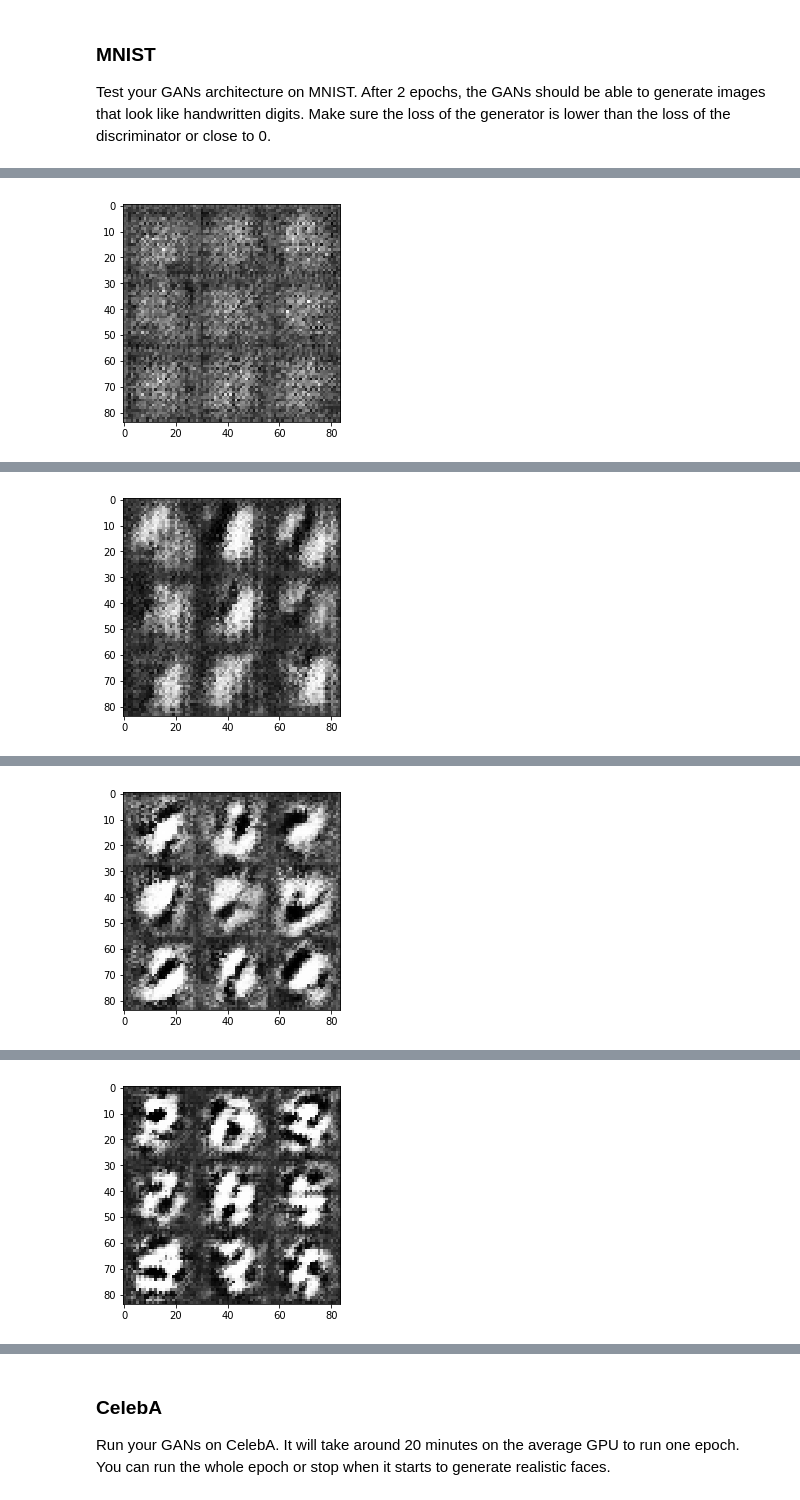
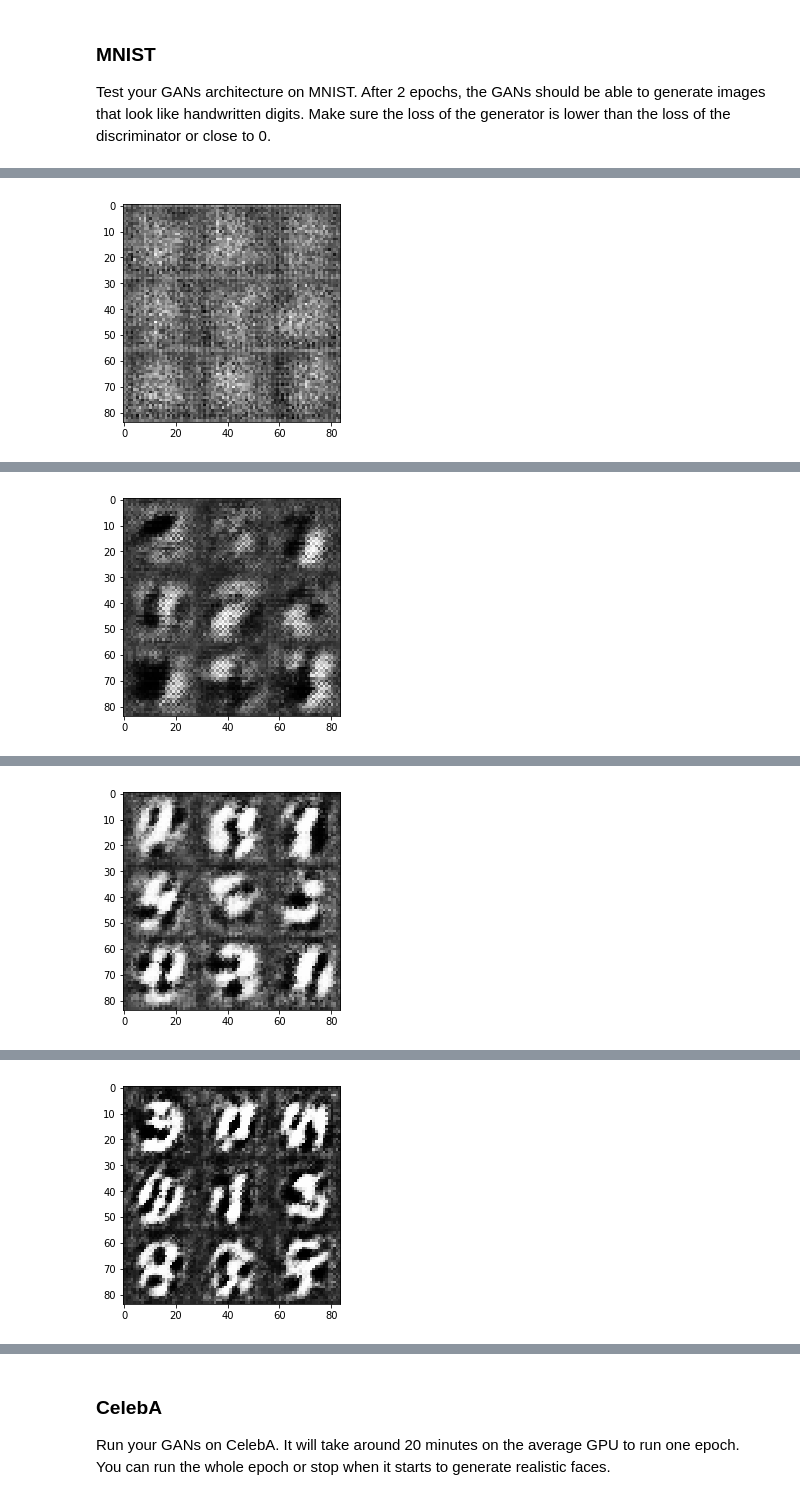
Before and after one commit to gro1m/generate_faces, a Jupyter notebook: dlnd_face_generation.ipynb, the cells around one changed output, grey strips where cells are left out. Drawn from its saved outputs; the diff is of its cells as text; code cells hidden in the pictures.

```diff
--- a/dlnd_face_generation.ipynb
+++ b/dlnd_face_generation.ipynb
@@ -288,12 +287,12 @@ def generator(z, out_channel_dim, is_train=True):
         # (3, 3, 64) -> (7, 7, 32)
         layer = transposed_convolution(layer, f = 32, s = (1, 1), k = (5, 5), p = 'VALID')
         layer = batchnorm(layer)
-        layer = leakyReLU(layer)
+        layer = leakyReLU(layer, alpha = 0.2)
 
         # (7,7,32) -> (14, 14, 16)
         layer = transposed_convolution(layer, f = 16)
         layer = batchnorm(layer)
-        layer = leakyReLU(layer)
+        layer = leakyReLU(layer, alpha = 0.2)
 
         # (14, 14, 16) -> (28,28,1 or 3)
         layer = transposed_convolution(layer, f = out_channel_dim)
@@ -320,6 +319,7 @@ def model_loss(input_real, input_z, out_channel_dim):
     :param out_channel_dim: The number of channels in the output image
     :return: A tuple of (discriminator loss, generator loss)
     """
+    smooth = 1
     # TODO: Implement Function
     generator_out             = generator(input_z, out_channel_dim, is_train = True)
     d_logits_real, d_out_real = discriminator(input_real, reuse = False)
@@ -327,7 +327,7 @@ def model_loss(input_real, input_z, out_channel_dim):
 
     d_loss_real      = tf.reduce_mean\
     (tf.nn.sigmoid_cross_entropy_with_logits\
-     (labels = tf.ones_like(d_out_real), logits = d_logits_real, \
+     (labels = tf.ones_like(d_out_real)*smooth, logits = d_logits_real, \
       name = 'd_loss_real'))
 
     d_loss_fake      = tf.reduce_mean\
@@ -447,16 +447,16 @@ def train(epoch_count, batch_size, z_dim,
             for batch_images in get_batches(batch_size):
                 # TODO: Train Model
                 count += 1
+
                 mu, sigma = 0, 0.25
                 minval    = -0.5
                 maxval    =  0.5
                 rand_numbers = st.truncnorm.rvs((minval- mu)/sigma, (maxval-mu)/sigma,
                                             loc = mu, scale = sigma, size = (batch_size, z_dim))
-                train_d_loss, train_g_loss, _, _, train_lr = \
-                sess.run([d_loss, g_loss, d_opt, g_opt, lr],
-                         feed_dict = {im_real: batch_images,
-                                      in_z   : rand_numbers,
-                                      lr     : learning_rate})
+                train_d_loss, train_g_loss = sess.run([d_loss, g_loss, d_opt, g_opt], \
+                                                      feed_dict = {im_real: batch_images,
+                                                                   in_z   : rand_numbers,
+                                                                   lr     : learning_rate})
                 #Print losses, optimizer, generator
                 if count % 200 == 0:
                     print('Summary at {} batches'.format(count))
@@ -469,10 +469,10 @@ def train(epoch_count, batch_size, z_dim,
 Test your GANs architecture on MNIST.  After 2 epochs, the GANs should be able to generate images that look like handwritten digits.  Make sure the loss of the generator is lower than the loss of the discriminator or close to 0.
 # %%
 %%time
-batch_size    = 128#128#None # 64
-z_dim         = 100#None
-learning_rate = 0.0001#None # 0.005, 0.01
-beta1         = 0.9#None
+batch_size    = 128
+z_dim         = 100
+learning_rate = 1e-4
+beta1         = 0.9
 
 
 """
@@ -492,2 +492,2 @@ generator model loss = 3.0135011672973633
-[figure, old version]
+[figure, new version]
 Summary at 400 batches
@@ -496,2 +496,2 @@ generator model loss = 4.3562092781066895
-[figure, old version]
+[figure, new version]
 Summary at 600 batches
@@ -500,2 +500,2 @@ generator model loss = 4.477723121643066
-[figure, old version]
+[figure, new version]
 Summary at 800 batches
@@ -504 +504 @@ generator model loss = 4.026185512542725
-[figure, old version]
+[figure, new version]
```
Also changed, not shown: parts of 3 cells of this notebook.
